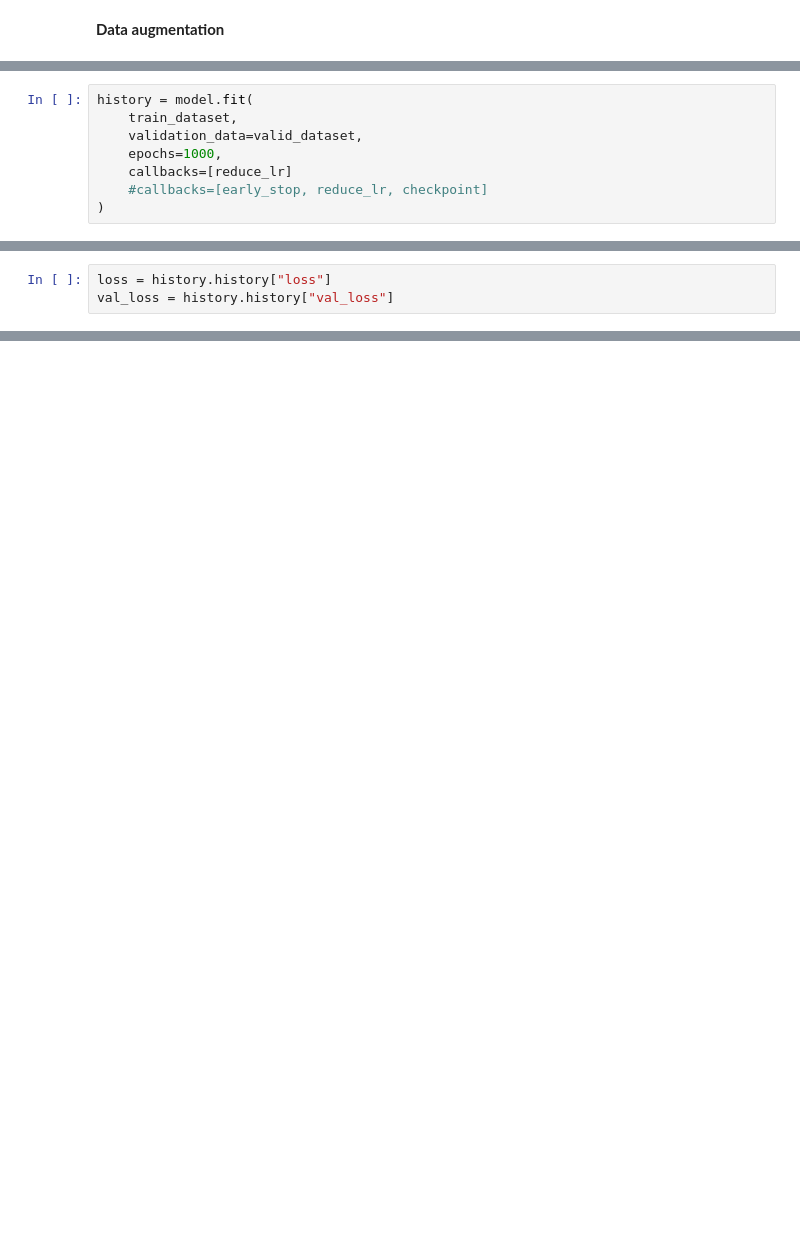
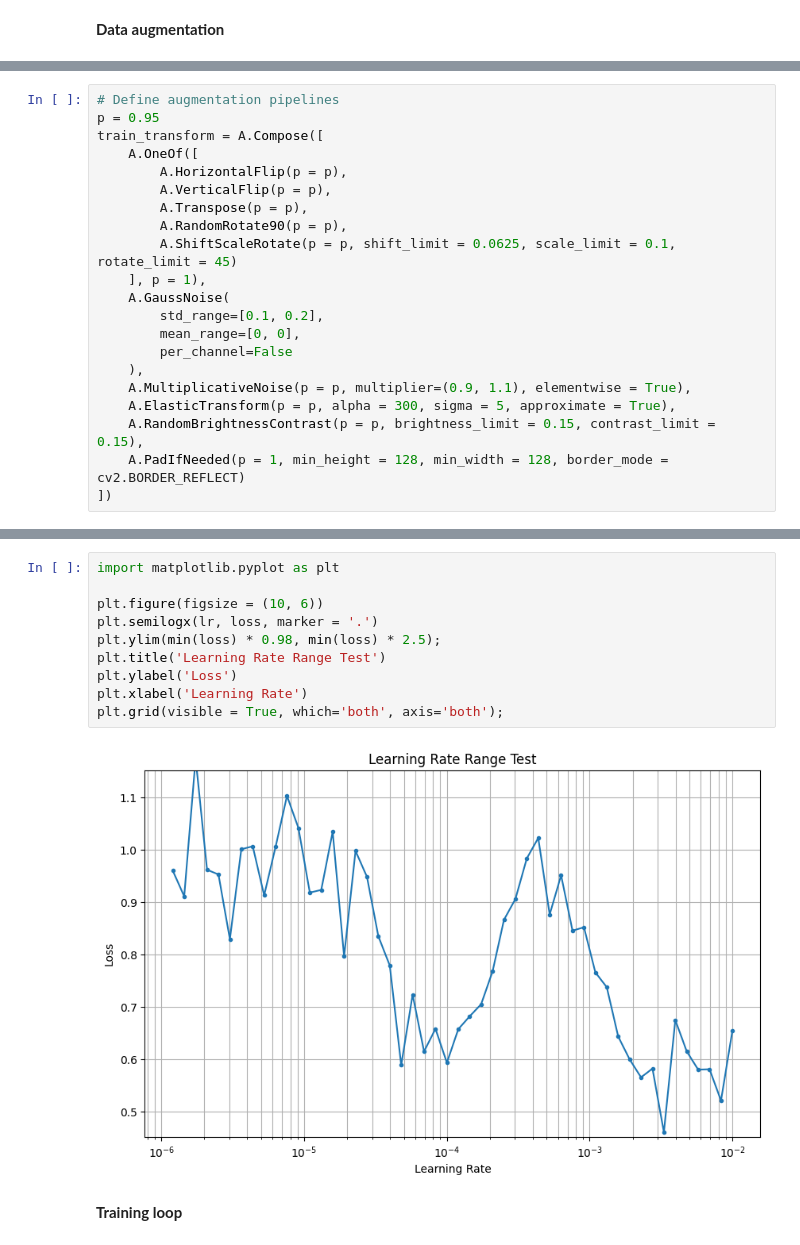
Before and after one commit to lniango/Segmentation_tracking, a Jupyter notebook: segmentation.ipynb, the cells around one changed output, grey strips where cells are left out. Cells and saved outputs as stored; diff of their text form; blank space fills up the shorter version.

```diff
--- a/segmentation.ipynb
+++ b/segmentation.ipynb
@@ -542,8 +674,0 @@ checkpoint = tf.keras.callbacks.ModelCheckpoint(
-# %%
-history = model.fit(
-    train_dataset,
-    validation_data=valid_dataset,
-    epochs=1000,
-    callbacks=[reduce_lr]
-    #callbacks=[early_stop, reduce_lr, checkpoint]
-)
@@ -573,3 +674,0 @@ model.save("unet_model_1K_rlr_256x256.keras")
-# %%
-loss = history.history["loss"]
-val_loss = history.history["val_loss"]
@@ -784,0 +675,21 @@ show_predictions(test_dataset, model)
+# %%
+# Define augmentation pipelines
+p = 0.95
+train_transform = A.Compose([
+    A.OneOf([
+        A.HorizontalFlip(p = p),
+        A.VerticalFlip(p = p),
+        A.Transpose(p = p),
+        A.RandomRotate90(p = p),
+        A.ShiftScaleRotate(p = p, shift_limit = 0.0625, scale_limit = 0.1, rotate_limit = 45)
+    ], p = 1),
+    A.GaussNoise(
+        std_range=[0.1, 0.2],
+        mean_range=[0, 0],
+        per_channel=False
+    ),
+    A.MultiplicativeNoise(p = p, multiplier=(0.9, 1.1), elementwise = True),
+    A.ElasticTransform(p = p, alpha = 300, sigma = 5, approximate = True),
+    A.RandomBrightnessContrast(p = p, brightness_limit = 0.15, contrast_limit = 0.15),
+    A.PadIfNeeded(p = 1, min_height = 128, min_width = 128, border_mode = cv2.BORDER_REFLECT)
+])
@@ -784,0 +940,14 @@ show_predictions(test_dataset, model)
+# %%
+import matplotlib.pyplot as plt
+
+plt.figure(figsize = (10, 6))
+plt.semilogx(lr, loss, marker = '.')
+plt.ylim(min(loss) * 0.98, min(loss) * 2.5);
+plt.title('Learning Rate Range Test')
+plt.ylabel('Loss')
+plt.xlabel('Learning Rate')
+plt.grid(visible = True, which='both', axis='both');
+# %% [output]
+[figure, added]
+# %% [markdown]
+**Training loop**
```
Also changed, not shown: parts of 63 cells of this notebook.
